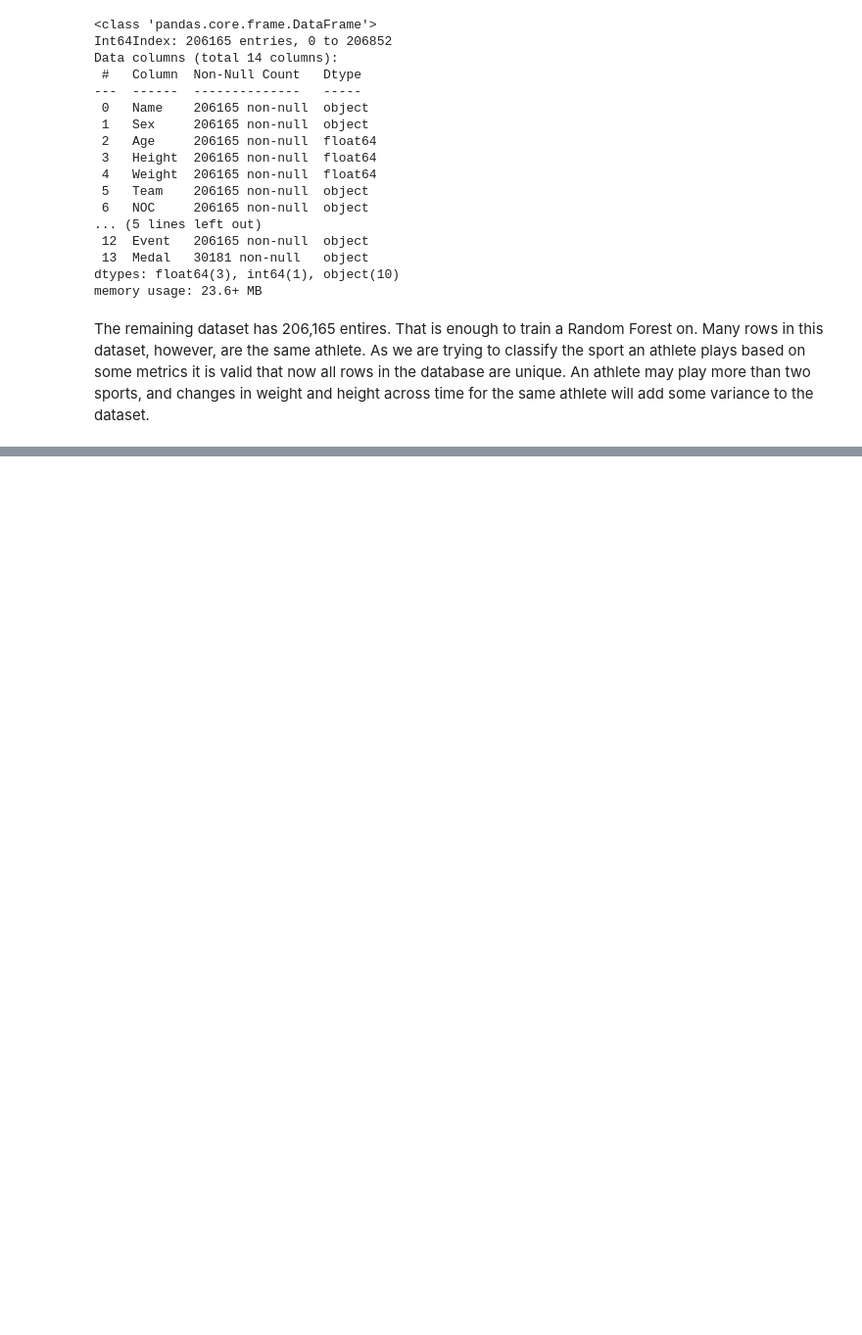
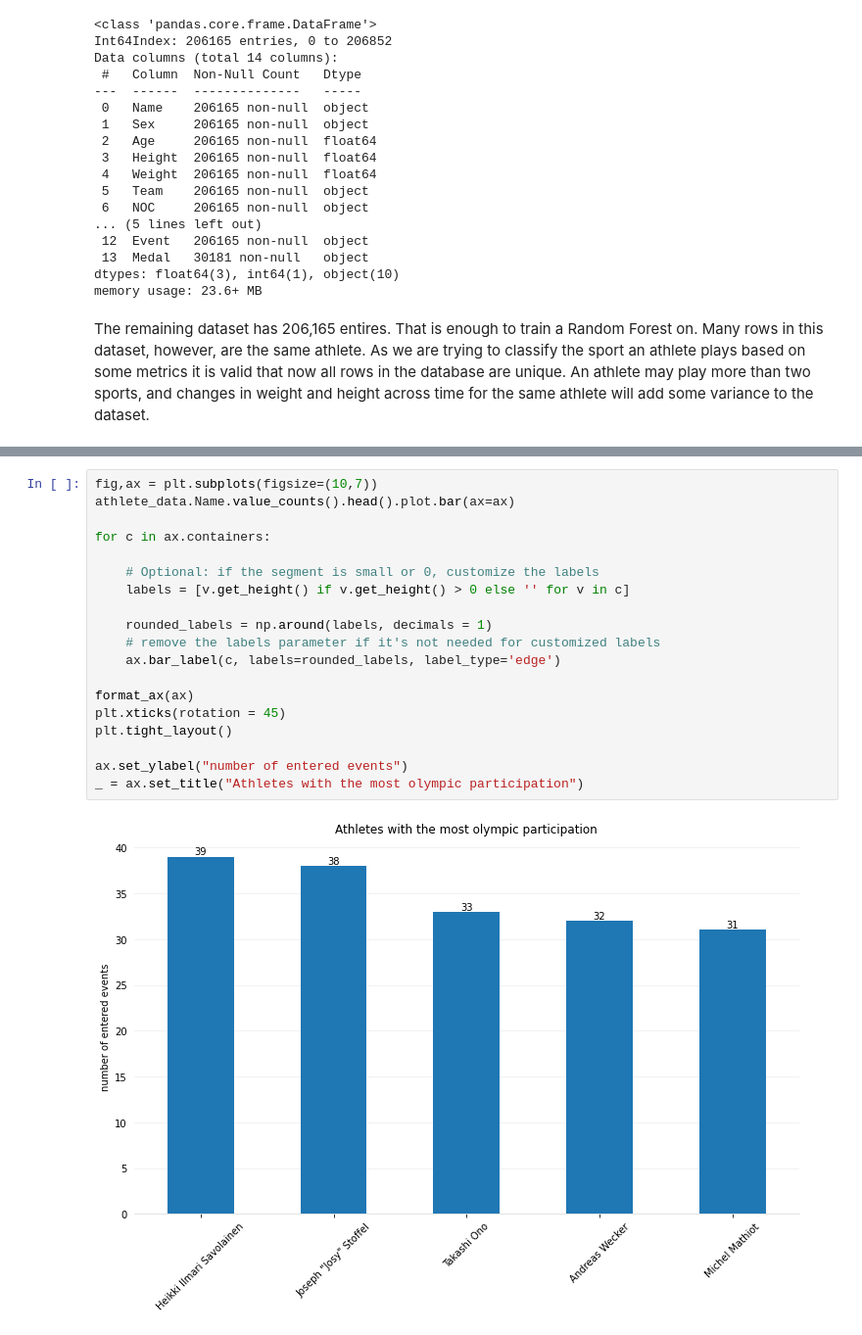
Before and after one commit to SidMurthy97/Classification_of_olympians, a Jupyter notebook: analysis.ipynb, the cells around one changed output, grey strips where cells are left out. Shown: that part at 98% size. Drawn from its saved outputs; the diff is of its cells as text; blank space fills up the shorter version.

```diff
--- a/analysis.ipynb
+++ b/analysis.ipynb
@@ -153,0 +220,21 @@ array(['China', 'Netherlands', 'United States', 'Finland', 'Norway',
+# %%
+fig,ax = plt.subplots(figsize=(10,7))
+athlete_data.Name.value_counts().head().plot.bar(ax=ax)
+
+for c in ax.containers:
+
+    # Optional: if the segment is small or 0, customize the labels
+    labels = [v.get_height() if v.get_height() > 0 else '' for v in c]
+
+    rounded_labels = np.around(labels, decimals = 1)
+    # remove the labels parameter if it's not needed for customized labels
+    ax.bar_label(c, labels=rounded_labels, label_type='edge')
+
+format_ax(ax)
+plt.xticks(rotation = 45)
+plt.tight_layout()
+
+ax.set_ylabel("number of entered events")
+_ = ax.set_title("Athletes with the most olympic participation")
+# %% [output]
+[figure, added]
```
Also changed, not shown: parts of 14 cells of this notebook.
